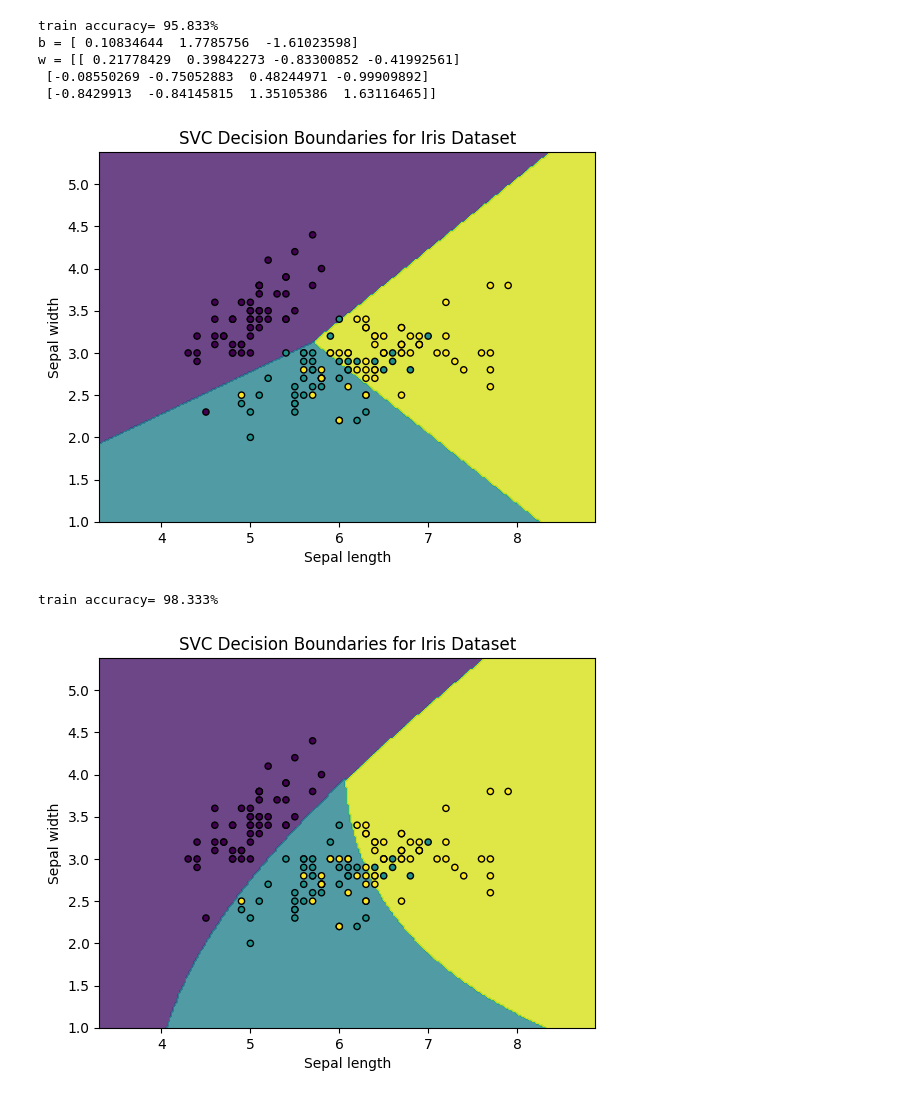
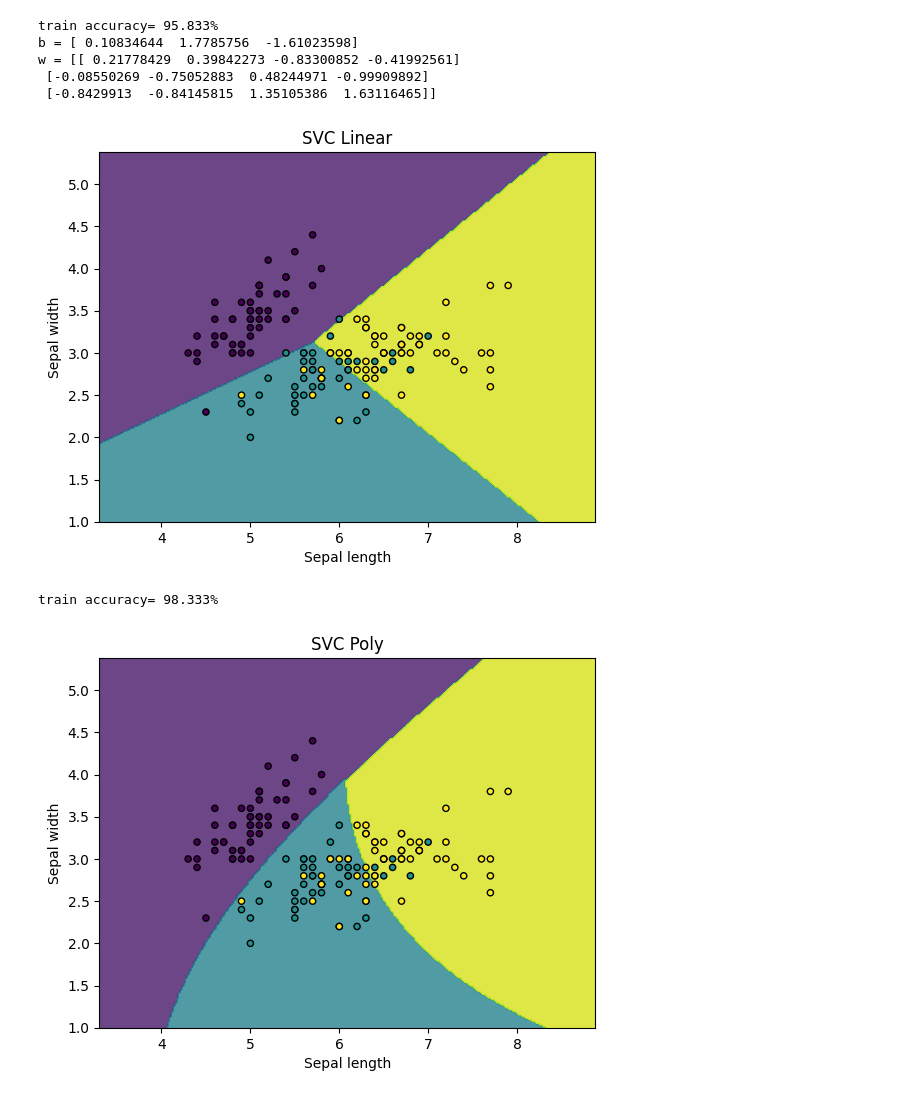
Before and after one commit to cr1msonn/DS_Camp23, a Jupyter notebook: homework/8.SVC homework/8.1svm_homework.ipynb, the cells around one changed output. Cells and saved outputs as stored; diff of their text form; code cells hidden in the pictures.

```diff
--- a/homework/8.SVC homework/8.1svm_homework.ipynb
+++ b/homework/8.SVC homework/8.1svm_homework.ipynb
@@ -55,31 +55,31 @@ w = [[ 0.21778429  0.39842273 -0.83300852 -0.41992561]
 # %%
 from sklearn.svm import SVC
 
 iris = load_iris()
 X = iris.data[:, :2]
 y = iris.target
 
 svc = LinearSVC(C=1)
 svc.fit(X, y)
 
 
 h = .02
 x_min, x_max = X[:, 0].min() - 1, X[:, 0].max() + 1
 y_min, y_max = X[:, 1].min() - 1, X[:, 1].max() + 1
 xx, yy = np.meshgrid(np.arange(x_min, x_max, h), np.arange(y_min, y_max, h))
 
 Z = svc.predict(np.c_[xx.ravel(), yy.ravel()])
 Z = Z.reshape(xx.shape)
 
 
 plt.contourf(xx, yy, Z, alpha=0.8)
 plt.scatter(X[:, 0], X[:, 1], c=y, edgecolors='k', s=20)
-plt.title('SVC Decision Boundaries for Iris Dataset')
+plt.title('SVC Linear')
 plt.xlabel('Sepal length')
 plt.ylabel('Sepal width')
 plt.show()
 # %% [output]
-[figure, old version]
+[figure, new version]
 # %%
 from sklearn.svm import SVC
 degree= 3
@@ -105,12 +105,12 @@ Z = Z.reshape(xx.shape)
 
 plt.contourf(xx, yy, Z, alpha=0.8)
 plt.scatter(X[:, 0], X[:, 1], c=y, edgecolors='k', s=20)
-plt.title('SVC Decision Boundaries for Iris Dataset')
+plt.title('SVC Poly')
 plt.xlabel('Sepal length')
 plt.ylabel('Sepal width')
 plt.show()
 # %% [output]
 train accuracy= 98.333%
-[figure, old version]
+[figure, new version]
 # %%
 gamma=1
```
Also changed, not shown: parts of 1 cell of this notebook.
